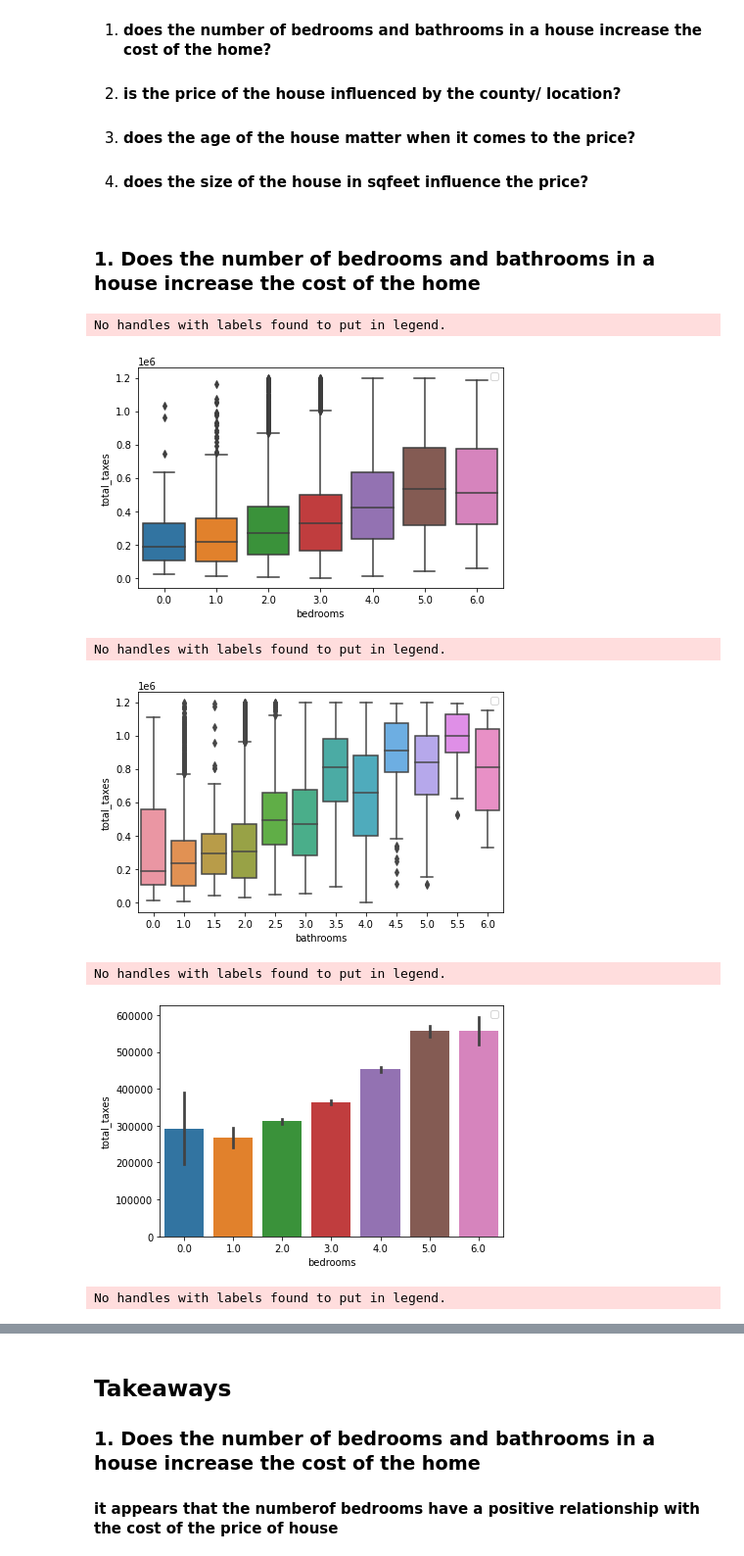
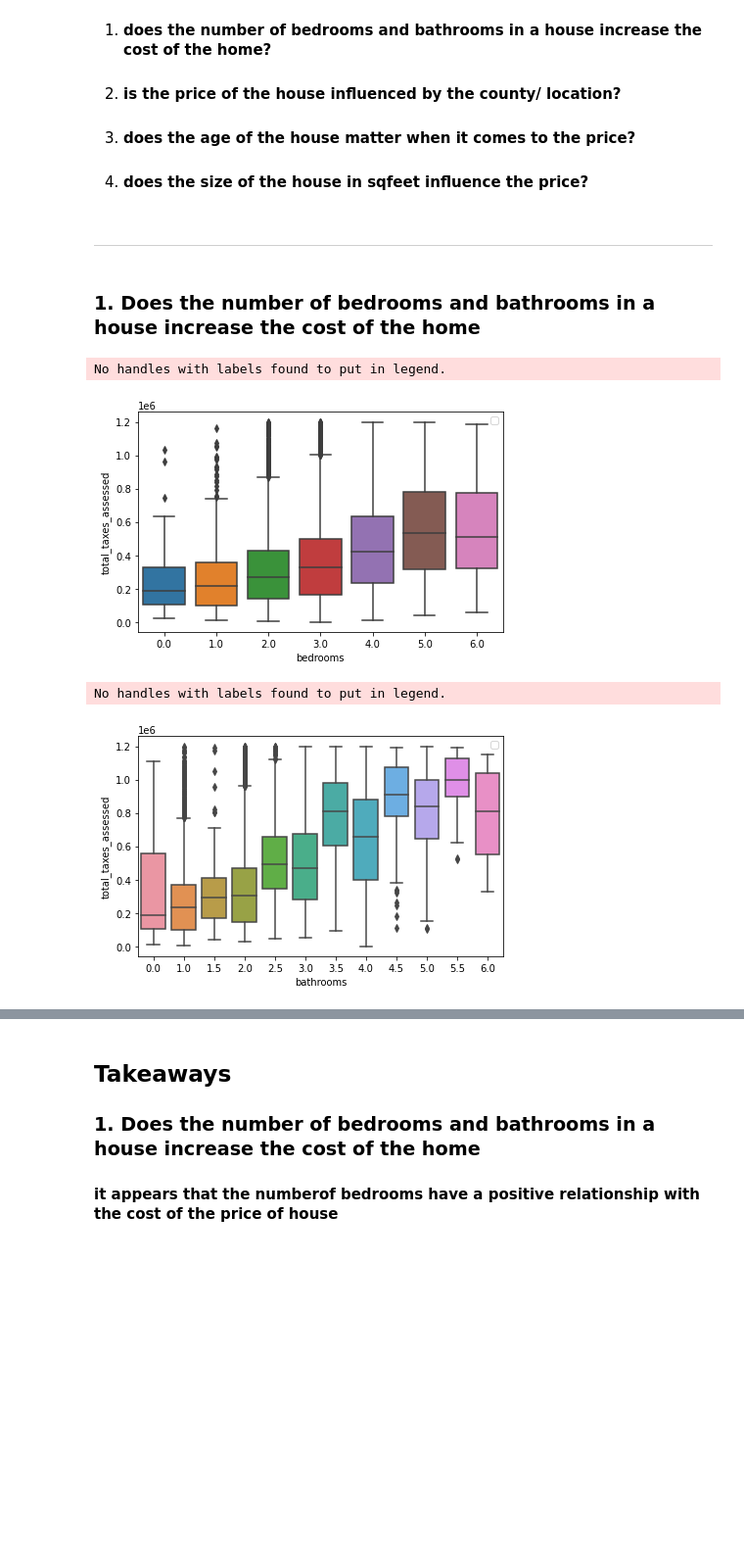
Before and after one commit to lincolnmuriithi11/Project_Regression, a Jupyter notebook: zillow_project_final_presentation.ipynb, the cells around one changed output, grey strips where cells are left out. Shown at 98% size. Saved outputs shown, nothing was run; the diff lists cells and outputs as text; code cells hidden in the pictures; blank space fills up the shorter version.

```diff
--- a/zillow_project_final_presentation.ipynb
+++ b/zillow_project_final_presentation.ipynb
@@ -84,33 +103,24 @@ train.head()
 2. #### is the price of the house influenced by the county/ location?
 3. #### does the age of the house matter when it comes to the price?
 4. #### does the size of the house in sqfeet influence the price?
+# %% [markdown]
+---
 # %% [markdown]
 ### 1. Does the number of bedrooms and bathrooms in a house increase the cost of the home
 # %%
-target = train.total_taxes
-train_drop = train.drop(columns=["total_taxes","squarefeet","yearbuilt","county"])
+target = train.total_taxes_assessed
+train_drop = train.drop(columns=["total_taxes_assessed","squarefeet","yearbuilt","county"])
 
 # I use a for loop to boxplot my independent variables against our dependent one:
 for col in train_drop:
     sns.boxplot(x=train_drop[col], y=target, data=train_drop)
-    plt.ylabel('total_taxes')
+    plt.ylabel('total_taxes_assessed')
     plt.xlabel(col)
     plt.legend()
     plt.tight_layout()
     plt.show()
-# I use a for loop to barplots my independent variables against our dependent one:
-for col in train_drop:
-    sns.barplot(x=train_drop[col], y=target, data=train_drop)
-    plt.ylabel('total_taxes')
-    plt.xlabel(col)
-    plt.legend()
-    plt.tight_layout()
-    plt.show()
 # %% [output]
 No handles with labels found to put in legend.
-[figure, old version]
+[figure, new version]
 No handles with labels found to put in legend.
-[figure, old version]
+[figure, new version]
-No handles with labels found to put in legend.
-[figure, removed]
-No handles with labels found to put in legend.
```
Also changed, not shown: parts of 48 cells of this notebook.
